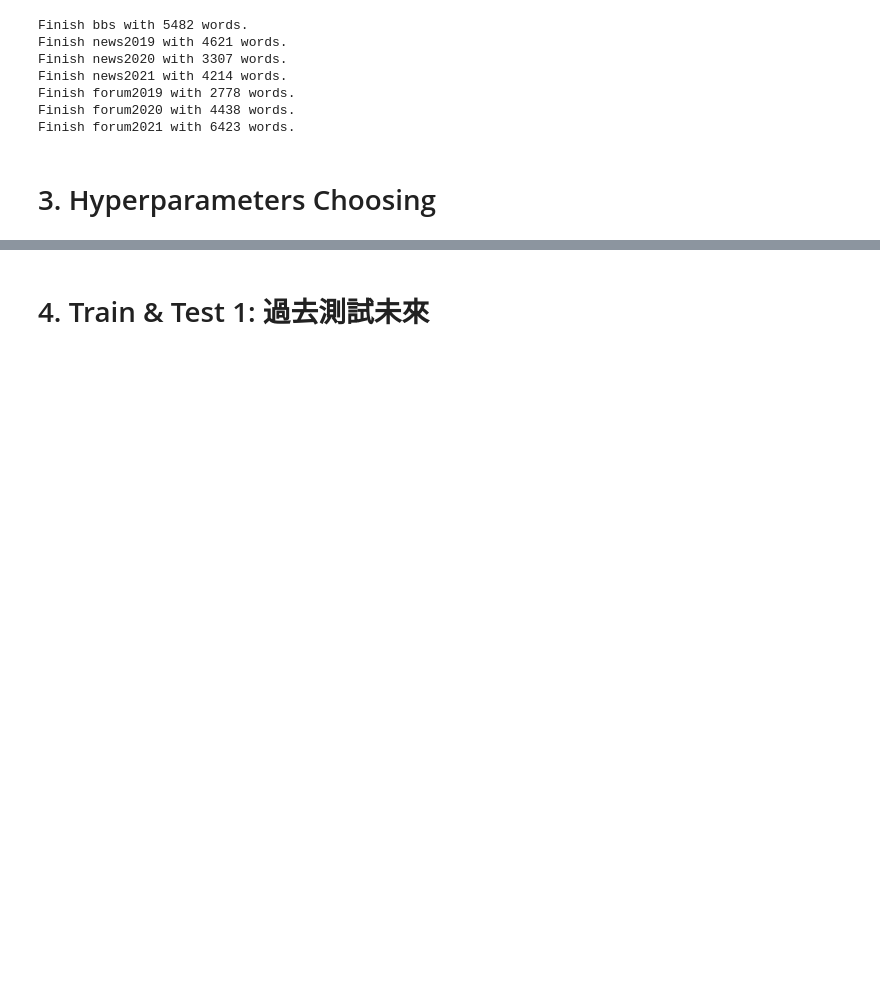
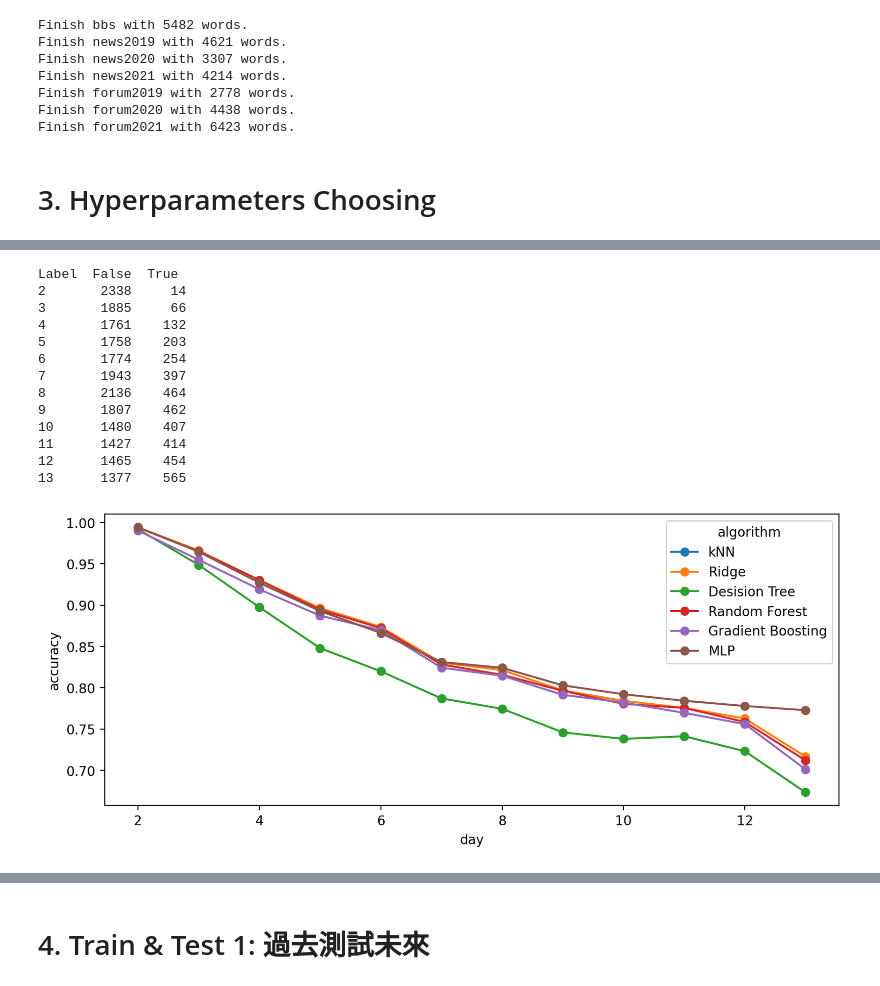
Before and after one commit to CharlieAlex/MLEM-Final, a Jupyter notebook: main.ipynb, the cells around one changed output, grey strips where cells are left out. Cells and saved outputs as stored; diff of their text form; code cells hidden in the pictures; blank space fills up the shorter version.

```diff
--- a/main.ipynb
+++ b/main.ipynb
@@ -110,7 +102,23 @@ plot_arg_train('cutoff_arg.npy')
 # %%
-lag_list = [1, 2, 3, 4, 5]
-train_k_feature = create_train_function('day_arg')
-results = train_k_feature(lag_list)
-np.save('day_arg.csv', pd.DataFrame(results).reset_index())
-plot_arg_train('day_arg.csv')
+lag_list = [2, 3, 4, 5, 6, 7, 8, 9, 10, 11, 12, 13]
+train_lag = create_train_function('day_arg', 10000)
+results, tf_ratios = train_lag(lag_list)
+print(tf_ratios)
+np.save('day_arg.npy', pd.DataFrame(results).reset_index())
+plot_arg_train('day_arg.npy', lag_list)
+# %% [output]
+Label  False  True
+2       2338     14
+3       1885     66
+4       1761    132
+5       1758    203
+6       1774    254
+7       1943    397
+8       2136    464
+9       1807    462
+10      1480    407
+11      1427    414
+12      1465    454
+13      1377    565
+[figure, added]
 # %%
```
Also changed, not shown: parts of 8 cells of this notebook, 2 other files.
